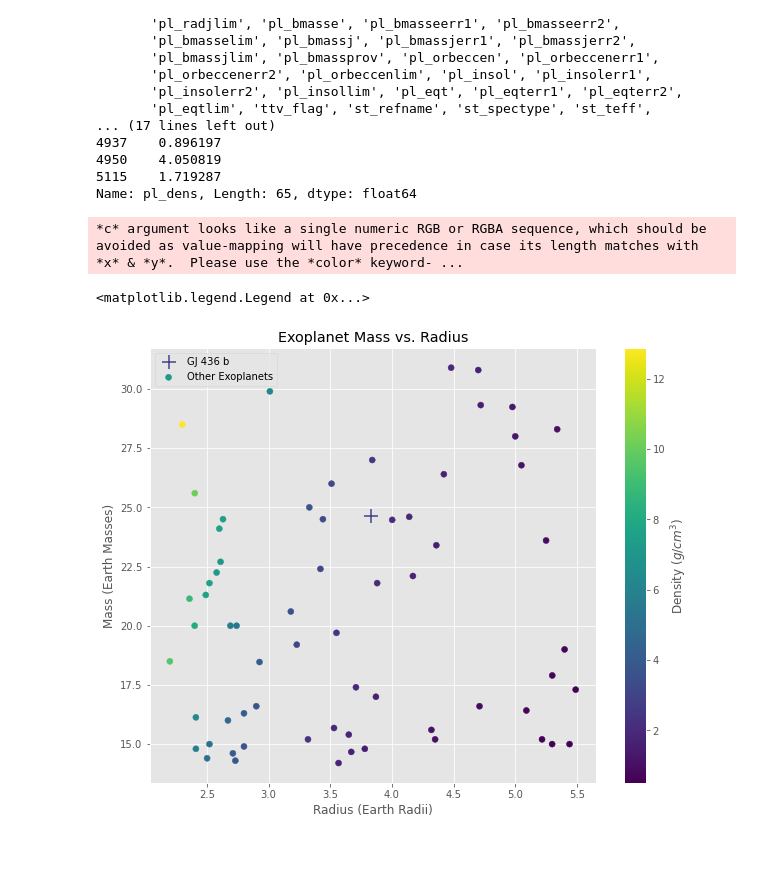
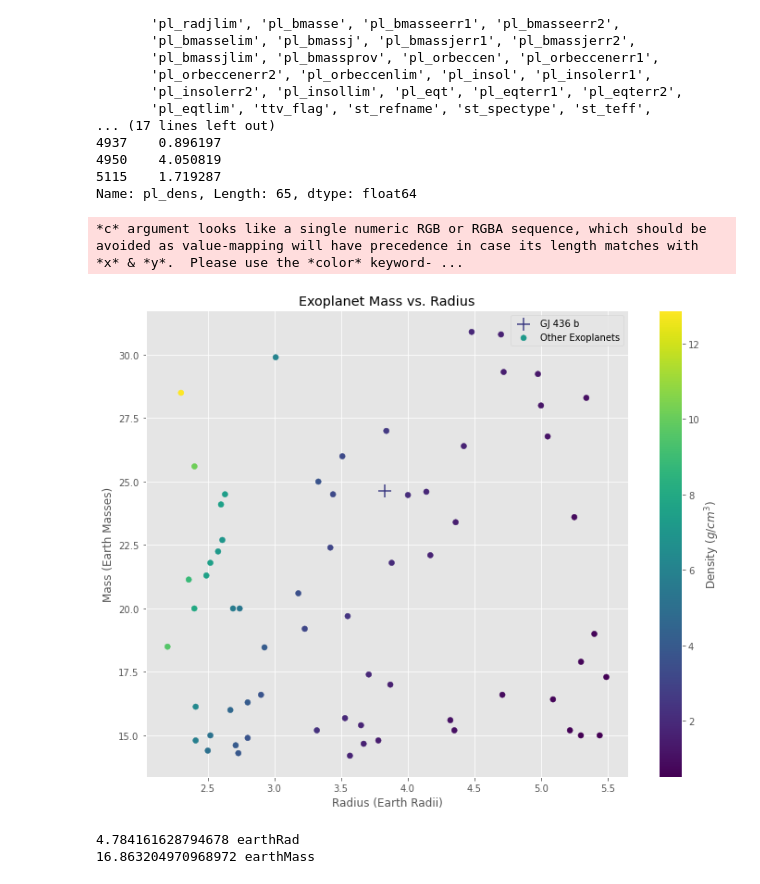
Before and after one commit to Shockblack/Planetary_Science_Projects, a Jupyter notebook: Project_2/Density.ipynb, the cells around one changed output. Saved outputs shown, nothing was run; the diff lists cells and outputs as text; code cells hidden in the pictures; blank space fills up the shorter version.

Commit message:
Added relations

```diff
--- a/Project_2/Density.ipynb
+++ b/Project_2/Density.ipynb
@@ -91,24 +91,39 @@ Name: pl_dens, Length: 65, dtype: float64
 # %%
 plt.figure(figsize=(10,8))
 # Get color based on density
 cmap = plt.cm.get_cmap('viridis')
 colors = cmap(NEA_data['pl_dens']/max(NEA_data['pl_dens']))\
 
 GJcolor = cmap(GJ_density.value/(max(NEA_data['pl_dens'])-min(NEA_data['pl_dens'])))
 
 plt.style.use('ggplot')
 # Plot GJ 436 b
 
 plt.scatter(GJ_radius.to(u.Rearth).value, GJ_mass.to(u.Mearth).value, marker='+', label='GJ 436 b', c=GJcolor, s=200)
 plt.scatter(NEA_data['pl_rade'], NEA_data['pl_bmasse'], label='Other Exoplanets', c=NEA_data['pl_dens'], cmap='viridis')
 cbar = plt.colorbar()
 cbar.set_label(r'Density ($g/cm^3$)')
 plt.xlabel('Radius (Earth Radii)')
 plt.ylabel('Mass (Earth Masses)')
 plt.title('Exoplanet Mass vs. Radius')
 plt.legend()
-plt.savefig('Exoplanet_Mass_vs_Radius.jpg')
+plt.tight_layout()
+plt.savefig('figs/Exoplanet_Mass_vs_Radius.pdf')
 # %% [output]
 *c* argument looks like a single numeric RGB or RGBA sequence, which should be avoided as value-mapping will have precedence in case its length matches with *x* & *y*.  Please use the *color* keyword- ...
-<matplotlib.legend.Legend at 0x...>
-[figure, old version]
+[figure, new version]
+# %%
+# Doing relation
+GJ_mass = GJ_mass.to(u.Mearth)
+GJ_radius = GJ_radius.to(u.Rearth)
+
+Nep_mass = 17.147 * u.Mearth
+Nep_radius = 3.865 * u.Rearth
+# Do relation
+chen_radius = Nep_radius * (GJ_mass/Nep_mass)**(0.59)
+chen_mass = Nep_mass * (GJ_radius/Nep_radius)**(1/0.59)
+print(chen_radius)
+print(chen_mass)
+# %% [output]
+4.784161628794678 earthRad
+16.863204970968972 earthMass
```
